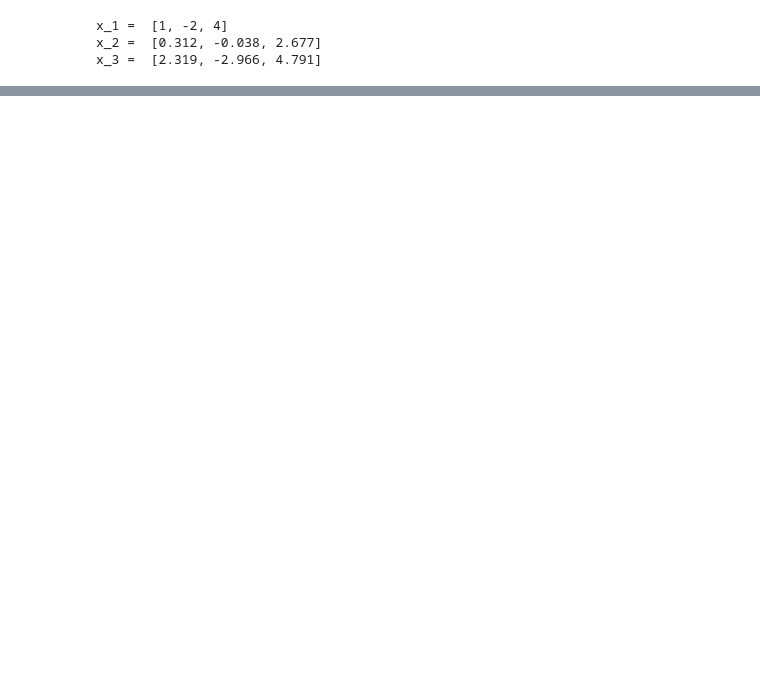
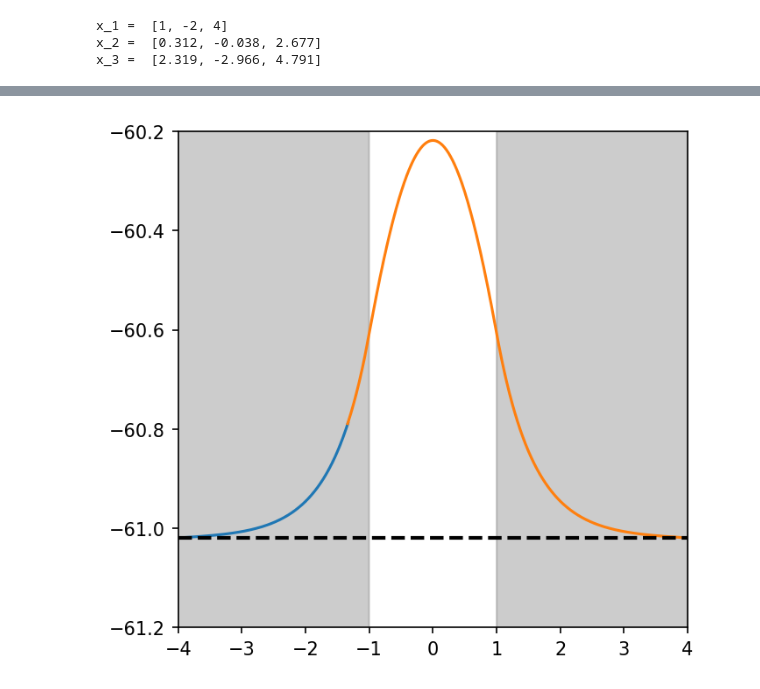
Before and after one commit to saturnaxis/CompPhysics, a Jupyter notebook: docs/_sources/Chapter_7/Eigenvalues.ipynb, the cells around one changed output, grey strips where cells are left out. Cells and saved outputs as stored; diff of their text form; code cells hidden in the pictures; blank space fills up the shorter version.

```diff
--- a/docs/_sources/Chapter_7/Eigenvalues.ipynb
+++ b/docs/_sources/Chapter_7/Eigenvalues.ipynb
@@ -344,0 +688,88 @@ lambda_2 =  (0.587-1.321j)
+# %%
+import numpy as np
+import matplotlib.pyplot as plt
+
+dl = 1e-6
+n = 4001
+ul, ur = np.zeros(n), np.zeros(n)
+ul[0],ur[0] = -1e-15,-1e-15
+
+left_x, right_x = -4., 4.
+well_width = 1.
+h = (right_x-left_x)/(n-1)
+i_left =  int(np.abs(x_left+well_width)/h)
+b = h**2/12.
+Emin, Emax = -65, -55 #root limits
+E = Emin #initial E guess
+dE = 0.001
+V_o = -83.
+const = 0.04829
+
+xl = np.arange(left_x,right_x,h)
+xr = xl[::-1]
+
+
+def V(x):
+    pot = np.zeros(n)
+    well_idx = np.where(np.abs(x)<=well_width)[0]
+    pot[well_idx] = V_o
+    return pot
+
+def numerov(n,k2,u):
+    for i in range(1,n-1):
+        u[i+1] = (2*u[i]*(1-5*b*k2[i]) - (1+b*k2[i-1])*u[i-1])/(1+b*k2[i+1])
+
+def normalize(u):
+    Esum = 0
+    for i in range(0,n):
+        if i > im:
+            ul[i] = ur[n-i-1]
+            Esum += ul[i]**2
+    Esum = np.sqrt(h*Esum)
+    u /= Esum
+
+k2l = const*(E-V(xl))
+k2r = const*(E-V(xr))
+
+im = n // 3 #match point
+nl, nr = im + 2, n-im+1
+istep = 0
+imax = 1000
+
+numerov(nl,k2l,ul)
+numerov(nr,k2r,ur)
+ul *= ur[nr-2]/ul[im]
+f0 = (ur[nr-1] + ul[nl-1]-ur[nr-3]-ul[nl-3])/(2*h*ur[nr-2]) # log derivative
+
+while abs(dE) > dl and istep < imax:
+    e1 = E
+    E = (Emin + Emax)/2.
+    k2l += const*(E-e1)*np.ones(n)
+    k2r += const*(E-e1)*np.ones(n)
+    numerov(nl,k2l,ul)
+    numerov(nr,k2r,ur)
+    ul *= ur[nr-2]/ul[im]
+    f1 = (ur[nr-1] + ul[nl-1]-ur[nr-3]-ul[nl-3])/(2*h*ur[nr-2]) # log derivative
+    if f0*f1 < 0:
+        Emax = E
+    else:
+        Emin = E
+        f0 = f1
+    dE = Emax - Emin
+    istep += 1
+
+normalize(ul)
+normalize(ur)
+print("Energy E = ", E)
+fig = plt.figure(figsize=(5,5),dpi=150)
+ax = fig.add_subplot(111)
+
+ax.plot(xl[:nl-1],ul[:nl-1]+E,'-')
+ax.plot(xr[:nr],ur[:nr]+E,'-')
+ax.axhline(E,color='k',linestyle='--',lw=2)
+
+ax.fill_between(x_rng[:i_left],-61.5,-60.2,color='gray',alpha = 0.4)
+ax.fill_between(x_rng[n_steps-i_left:],-61.5,-60.2,color='gray',alpha = 0.4)
+ax.set_xlim(-4,4)
+ax.set_ylim(-61.2,-60.2);
+# %% [output]
@@ -344,0 +777 @@ lambda_2 =  (0.587-1.321j)
+[figure, added]
```
Also changed, not shown: parts of 16 cells of this notebook, 13 other files.
